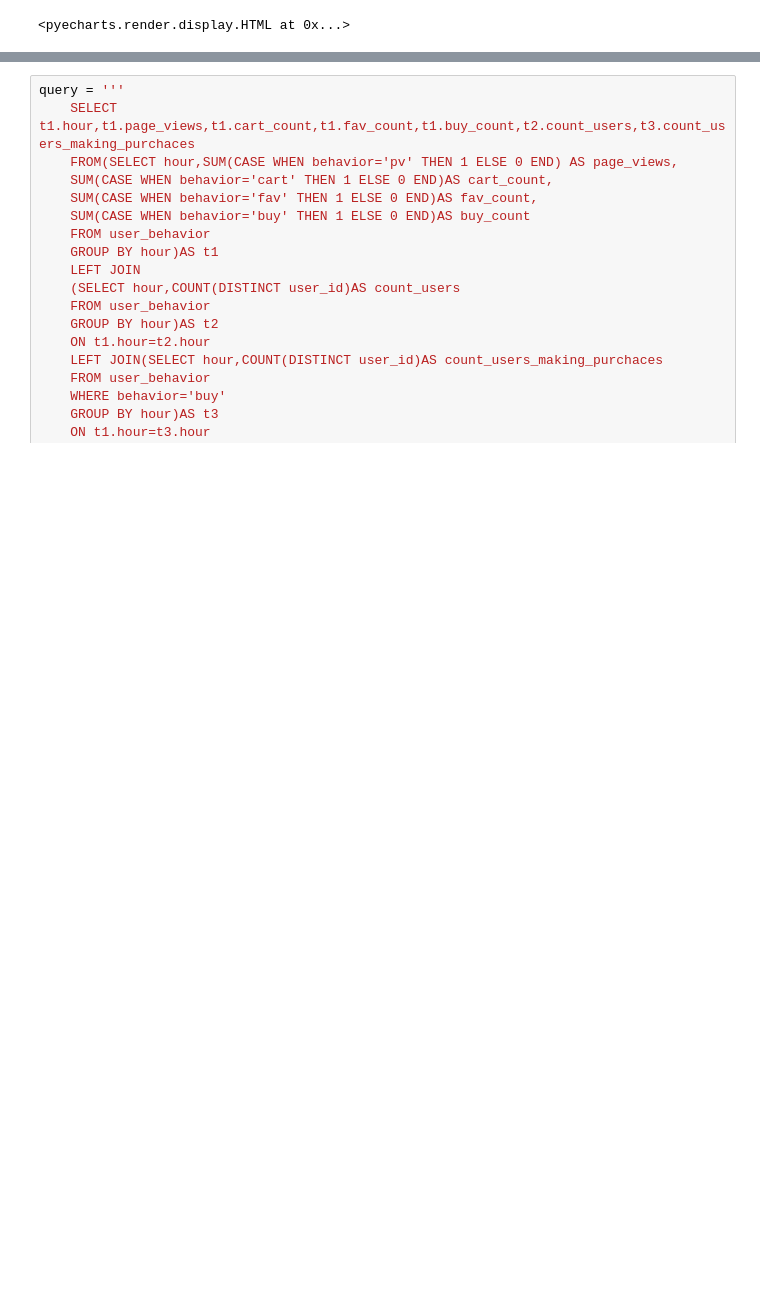
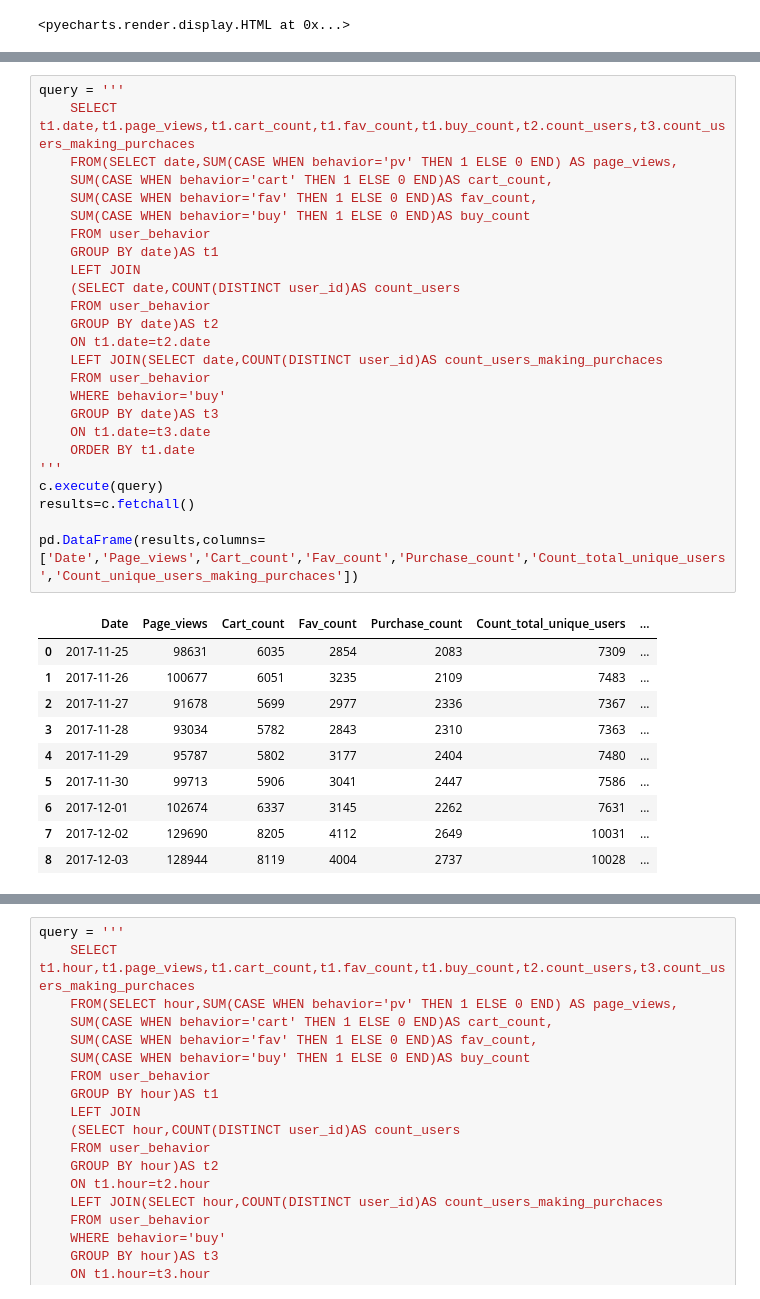
Before and after one commit to andrewzheng210/Customer_Behavior_Analytics_for_Ecommerce_Growth, a Jupyter notebook: User_Behavior_Analysisa.ipynb, the cells around one changed output, grey strips where cells are left out. Cells and saved outputs as stored; diff of their text form; blank space fills up the shorter version.

```diff
--- a/User_Behavior_Analysisa.ipynb
+++ b/User_Behavior_Analysisa.ipynb
@@ -296,0 +278,36 @@ plt.show()
+# %%
+query = '''
+    SELECT t1.date,t1.page_views,t1.cart_count,t1.fav_count,t1.buy_count,t2.count_users,t3.count_users_making_purchaces
+    FROM(SELECT date,SUM(CASE WHEN behavior='pv' THEN 1 ELSE 0 END) AS page_views,
+    SUM(CASE WHEN behavior='cart' THEN 1 ELSE 0 END)AS cart_count,
+    SUM(CASE WHEN behavior='fav' THEN 1 ELSE 0 END)AS fav_count,
+    SUM(CASE WHEN behavior='buy' THEN 1 ELSE 0 END)AS buy_count
+    FROM user_behavior
+    GROUP BY date)AS t1
+    LEFT JOIN
+    (SELECT date,COUNT(DISTINCT user_id)AS count_users
+    FROM user_behavior
+    GROUP BY date)AS t2
+    ON t1.date=t2.date
+    LEFT JOIN(SELECT date,COUNT(DISTINCT user_id)AS count_users_making_purchaces
+    FROM user_behavior
+    WHERE behavior='buy'
+    GROUP BY date)AS t3
+    ON t1.date=t3.date
+    ORDER BY t1.date
+'''
+c.execute(query)
+results=c.fetchall()
+
+pd.DataFrame(results,columns=['Date','Page_views','Cart_count','Fav_count','Purchase_count','Count_total_unique_users','Count_unique_users_making_purchaces'])
+# %% [output]
+|  | Date | Page_views | Cart_count | Fav_count | Purchase_count | Count_total_unique_users | ... |
+| 0 | 2017-11-25 | 98631 | 6035 | 2854 | 2083 | 7309 | ... |
+| 1 | 2017-11-26 | 100677 | 6051 | 3235 | 2109 | 7483 | ... |
+| 2 | 2017-11-27 | 91678 | 5699 | 2977 | 2336 | 7367 | ... |
+| 3 | 2017-11-28 | 93034 | 5782 | 2843 | 2310 | 7363 | ... |
+| 4 | 2017-11-29 | 95787 | 5802 | 3177 | 2404 | 7480 | ... |
+| 5 | 2017-11-30 | 99713 | 5906 | 3041 | 2447 | 7586 | ... |
+| 6 | 2017-12-01 | 102674 | 6337 | 3145 | 2262 | 7631 | ... |
+| 7 | 2017-12-02 | 129690 | 8205 | 4112 | 2649 | 10031 | ... |
+| 8 | 2017-12-03 | 128944 | 8119 | 4004 | 2737 | 10028 | ... |
```
Also changed, not shown: parts of 88 cells of this notebook, 2 other files.
